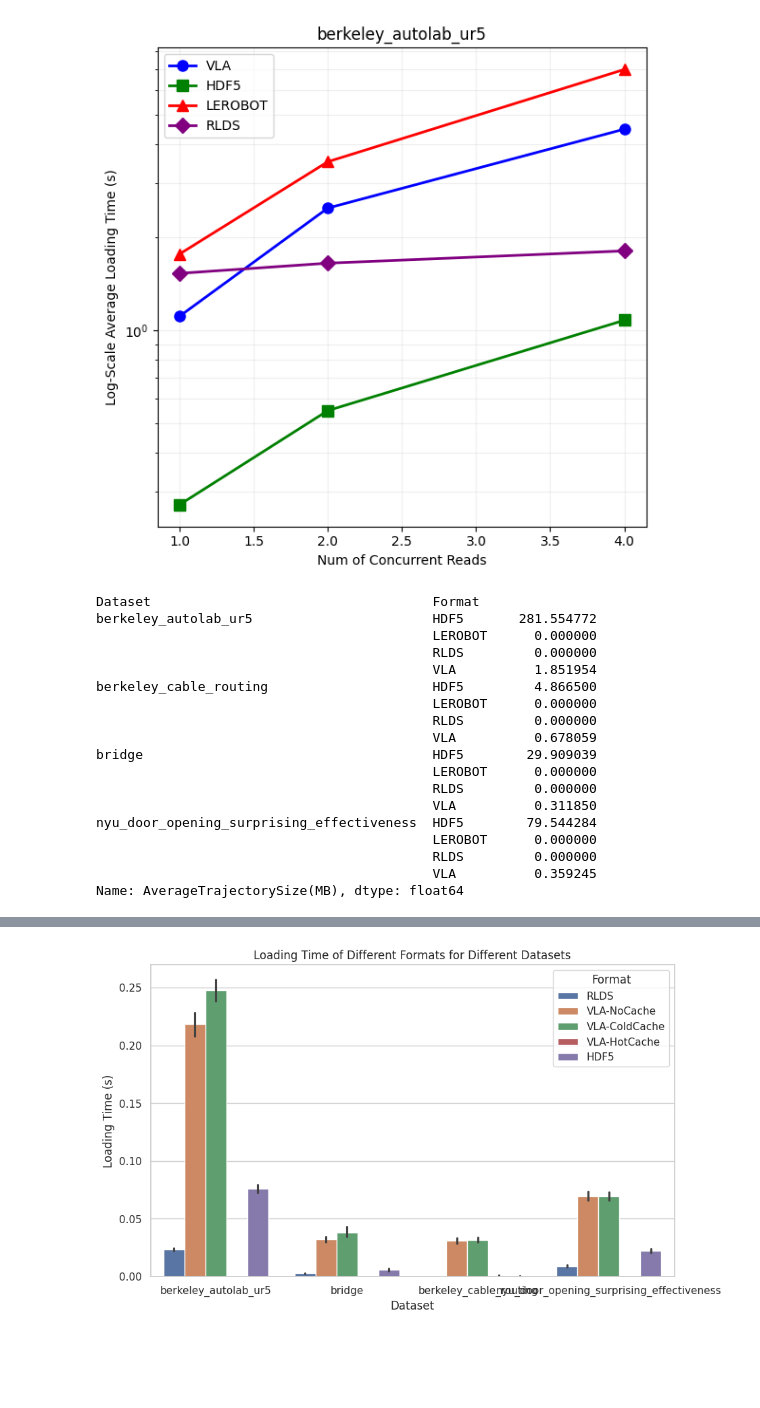
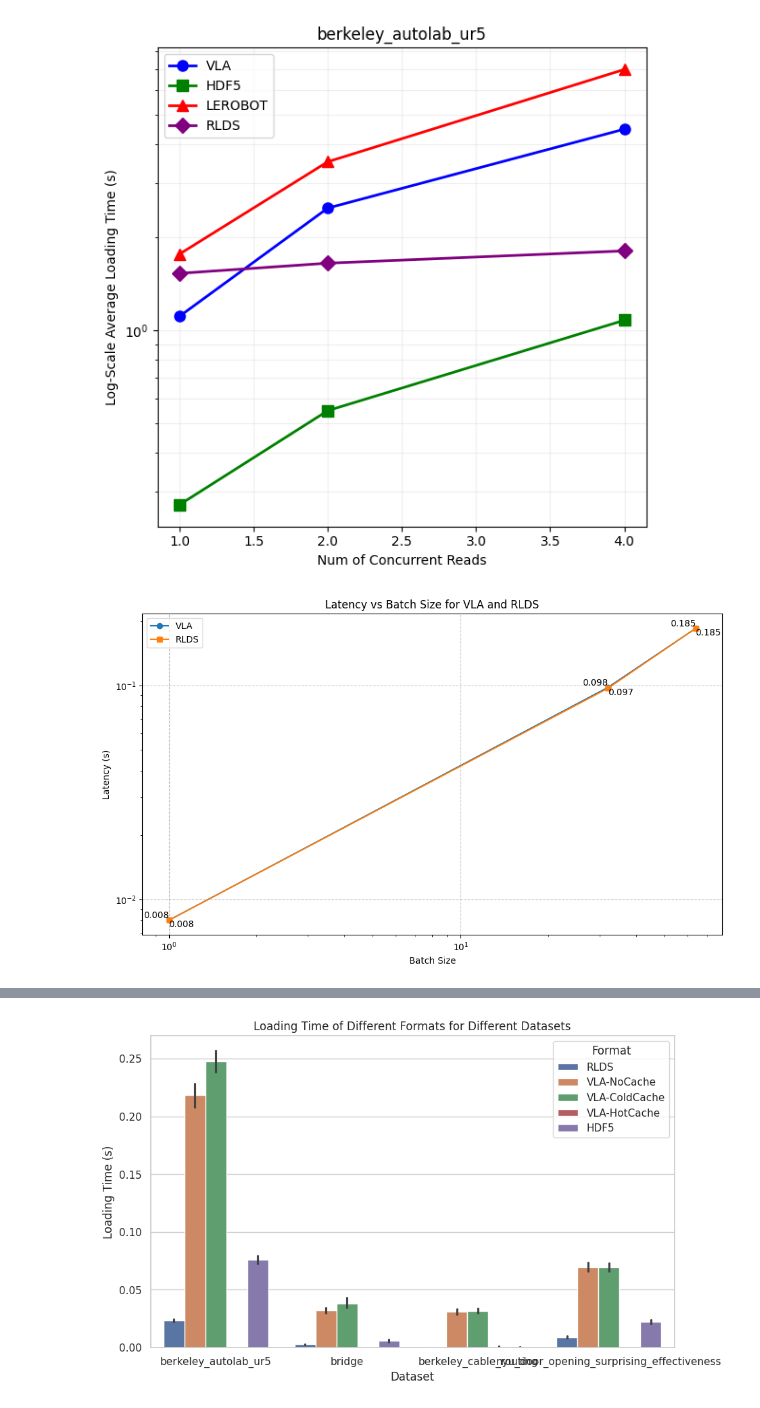
Before and after one commit to BerkeleyAutomation/fog_x, a Jupyter notebook: benchmarks/Visualization.ipynb, the cells around one changed output, grey strips where cells are left out. Saved outputs shown, nothing was run; the diff lists cells and outputs as text; code cells hidden in the pictures; blank space fills up the shorter version.

```diff
--- a/benchmarks/Visualization.ipynb
+++ b/benchmarks/Visualization.ipynb
@@ -48,27 +48,40 @@ for dataset in datasets:
 [figure]
 [figure]
 # %%
-# file size comparison per dataset per format as a table
-df.groupby(['Dataset', 'Format'])['AverageTrajectorySize(MB)'].mean()
+import matplotlib.pyplot as plt
+
+# Data
+batch_sizes = [1, 32, 64]
+vla_latency = [0.008, 0.098, 0.185]
+rlds_latency = [0.008, 0.097, 0.185]
+
+# Create the plot
+plt.figure(figsize=(10, 6))
+plt.plot(batch_sizes, vla_latency, marker='o', label='VLA')
+plt.plot(batch_sizes, rlds_latency, marker='s', label='RLDS')
+
+# Customize the plot
+plt.xlabel('Batch Size')
+plt.ylabel('Latency (s)')
+plt.title('Latency vs Batch Size for VLA and RLDS')
+plt.legend()
+plt.grid(True, linestyle='--', alpha=0.7)
+
+# Set x-axis to log scale
+plt.yscale('log')
+plt.xscale('log')
+
+# Add data labels
+for x, y in zip(batch_sizes, vla_latency):
+    plt.text(x, y, f'{y:.3f}', ha='right', va='bottom')
+for x, y in zip(batch_sizes, rlds_latency):
+    plt.text(x, y, f'{y:.3f}', ha='left', va='top')
+
+# Show the plot
+plt.tight_layout()
+plt.show()
 # %% [output]
-Dataset                                    Format
-berkeley_autolab_ur5                       HDF5       281.554772
-                                           LEROBOT      0.000000
-                                           RLDS         0.000000
-                                           VLA          1.851954
-berkeley_cable_routing                     HDF5         4.866500
-                                           LEROBOT      0.000000
-                                           RLDS         0.000000
-                                           VLA          0.678059
-bridge                                     HDF5        29.909039
-                                           LEROBOT      0.000000
-                                           RLDS         0.000000
-                                           VLA          0.311850
-nyu_door_opening_surprising_effectiveness  HDF5        79.544284
-                                           LEROBOT      0.000000
-                                           RLDS         0.000000
-                                           VLA          0.359245
-Name: AverageTrajectorySize(MB), dtype: float64
+[figure, added]
 # %%
 df
 # %% [output]
```
Also changed, not shown: 7 other files.
